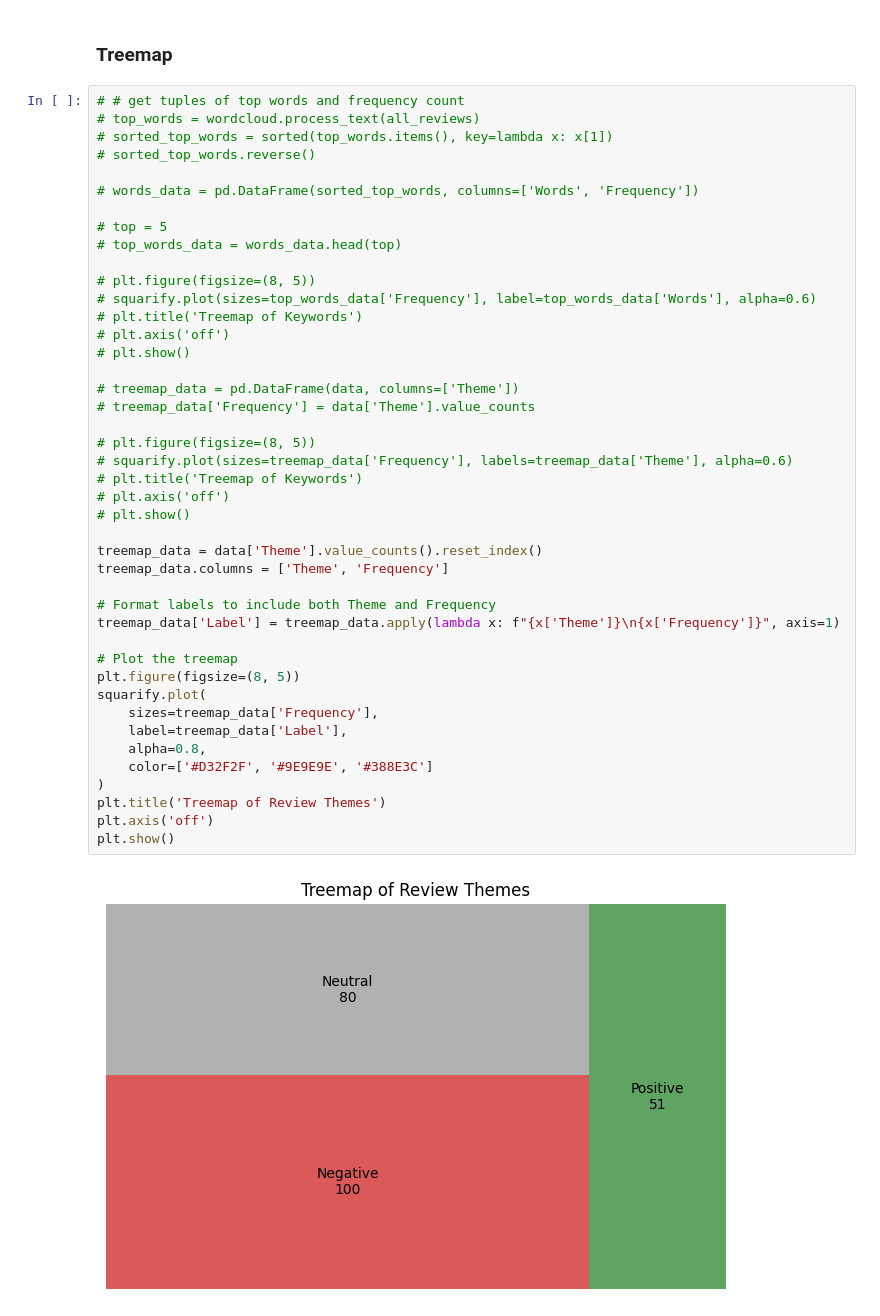
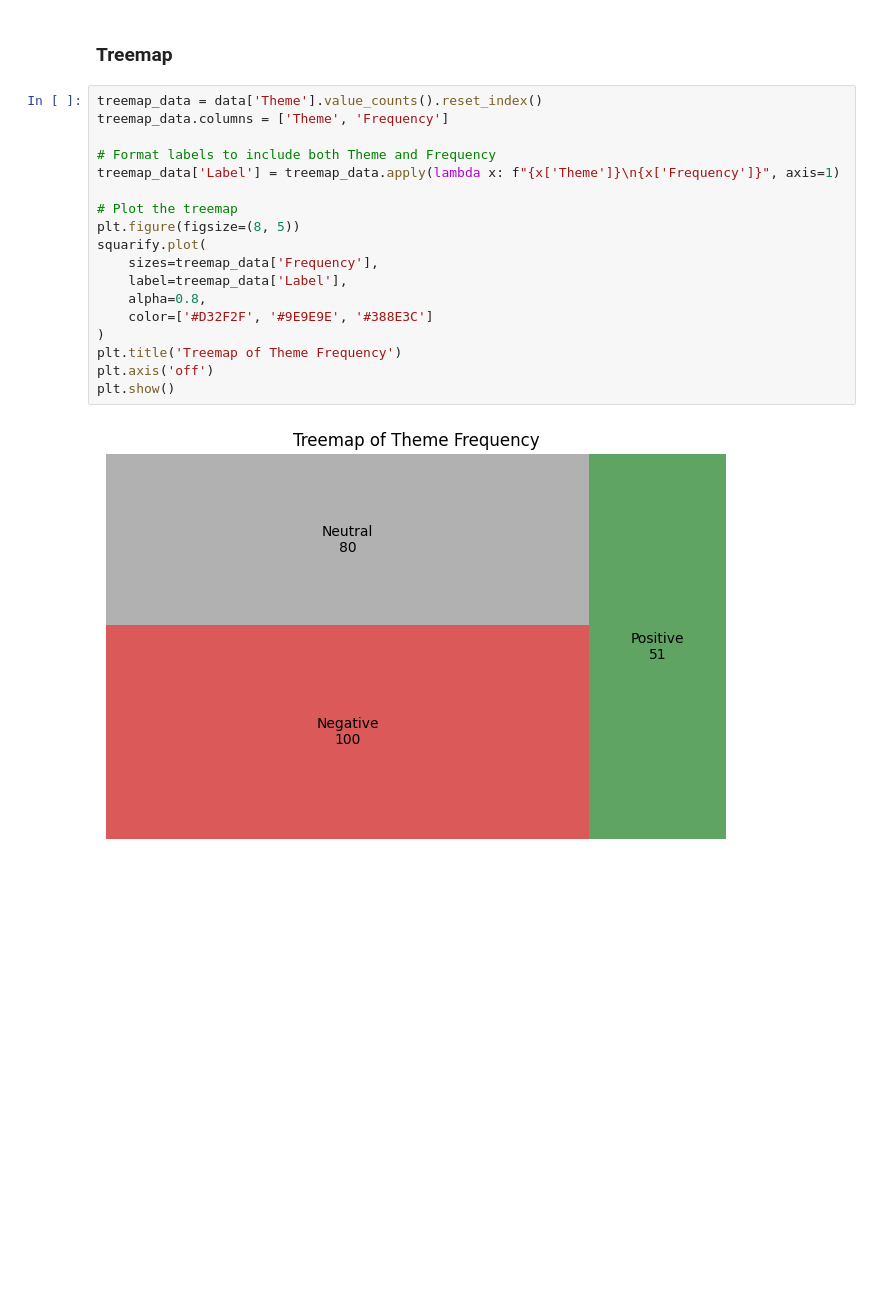
Before and after one commit to vincentadufour/CS39AE-Data-Visualization, a Jupyter notebook: Labs/lab5_2DUFOUR.ipynb, the cells around one changed output. Cells and saved outputs as stored; diff of their text form; blank space fills up the shorter version.

```diff
--- a/Labs/lab5_2DUFOUR.ipynb
+++ b/Labs/lab5_2DUFOUR.ipynb
@@ -155,47 +155,22 @@ plt.show()
 # %% [markdown]
 ### Treemap
 # %%
-# # get tuples of top words and frequency count
-# top_words = wordcloud.process_text(all_reviews)
-# sorted_top_words = sorted(top_words.items(), key=lambda x: x[1])
-# sorted_top_words.reverse()
-
-# words_data = pd.DataFrame(sorted_top_words, columns=['Words', 'Frequency'])
-
-# top = 5
-# top_words_data = words_data.head(top)
-
-# plt.figure(figsize=(8, 5))
-# squarify.plot(sizes=top_words_data['Frequency'], label=top_words_data['Words'], alpha=0.6)
-# plt.title('Treemap of Keywords')
-# plt.axis('off')
-# plt.show()
-
-# treemap_data = pd.DataFrame(data, columns=['Theme'])
-# treemap_data['Frequency'] = data['Theme'].value_counts
-
-# plt.figure(figsize=(8, 5))
-# squarify.plot(sizes=treemap_data['Frequency'], labels=treemap_data['Theme'], alpha=0.6)
-# plt.title('Treemap of Keywords')
-# plt.axis('off')
-# plt.show()
-
 treemap_data = data['Theme'].value_counts().reset_index()
 treemap_data.columns = ['Theme', 'Frequency']
 
 # Format labels to include both Theme and Frequency
 treemap_data['Label'] = treemap_data.apply(lambda x: f"{x['Theme']}\n{x['Frequency']}", axis=1)
 
 # Plot the treemap
 plt.figure(figsize=(8, 5))
 squarify.plot(
     sizes=treemap_data['Frequency'],
     label=treemap_data['Label'],
     alpha=0.8,
     color=['#D32F2F', '#9E9E9E', '#388E3C']
 )
-plt.title('Treemap of Review Themes')
+plt.title('Treemap of Theme Frequency')
 plt.axis('off')
 plt.show()
 # %% [output]
-[figure, old version]
+[figure, new version]
```
